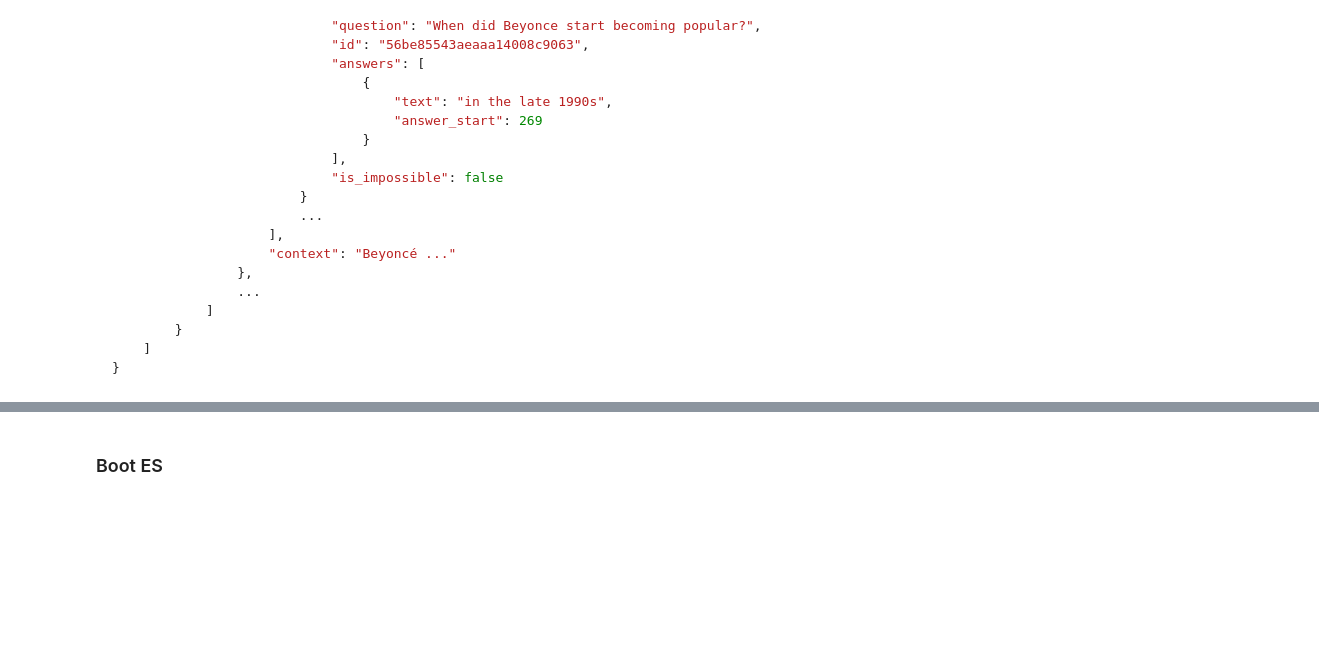
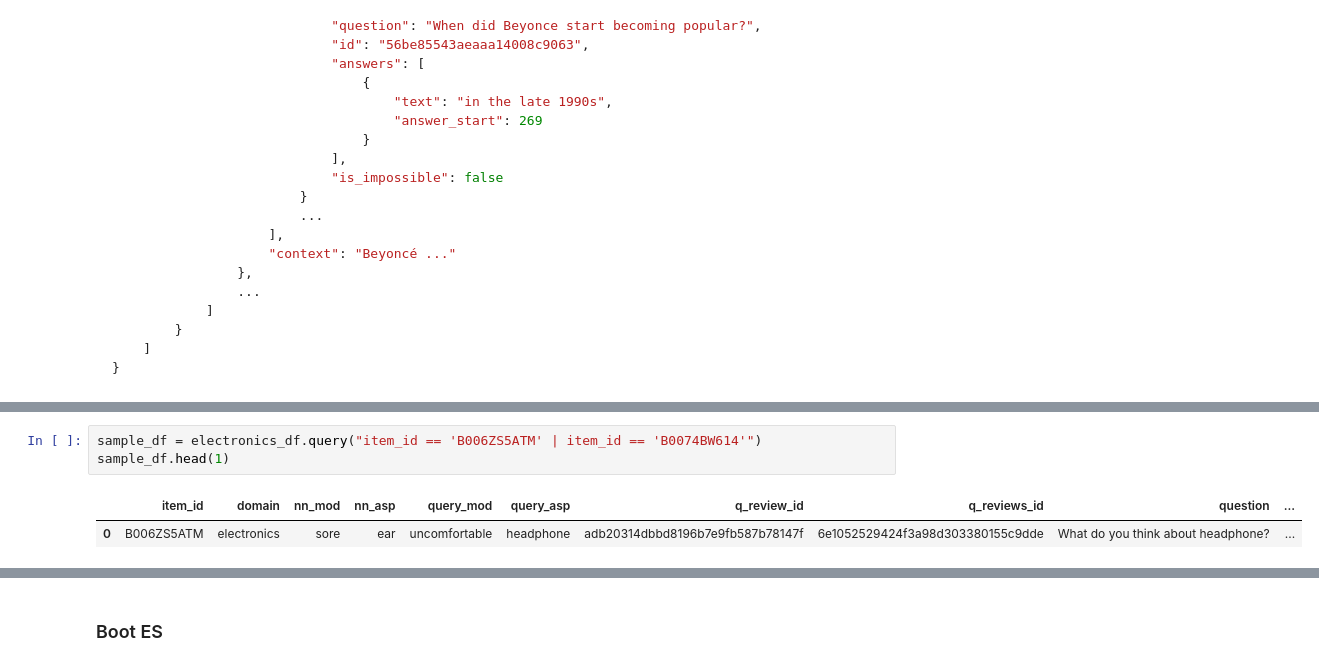
Before and after one commit to lewtun/transformerlab, a Jupyter notebook: experiments.haystack-subjqa.ipynb, the cells around one changed output, grey strips where cells are left out. Saved outputs shown, nothing was run; the diff lists cells and outputs as text; blank space fills up the shorter version.

```diff
--- a/experiments.haystack-subjqa.ipynb
+++ b/experiments.haystack-subjqa.ipynb
@@ -263,0 +168,6 @@ qa_df['asin'].nunique()
+# %%
+sample_df = electronics_df.query("item_id == 'B006ZS5ATM' | item_id == 'B0074BW614'")
+sample_df.head(1)
+# %% [output]
+|  | item_id | domain | nn_mod | nn_asp | query_mod | query_asp | q_review_id | q_reviews_id | question | ... |
+| 0 | B006ZS5ATM | electronics | sore | ear | uncomfortable | headphone | adb20314dbbd8196b7e9fb587b78147f | 6e1052529424f3a98d303380155c9dde | What do you think about headphone? | ... |
```
Also changed, not shown: parts of 49 cells of this notebook.
